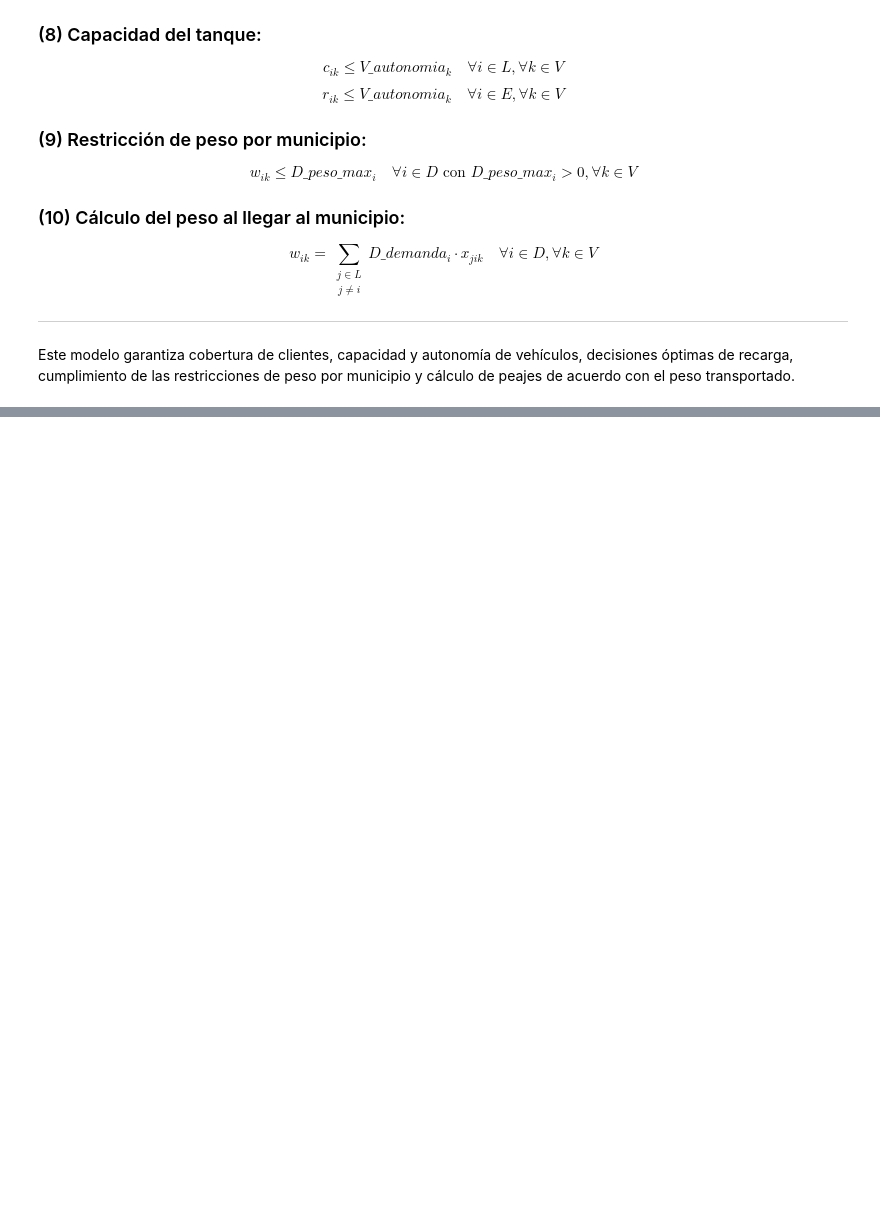
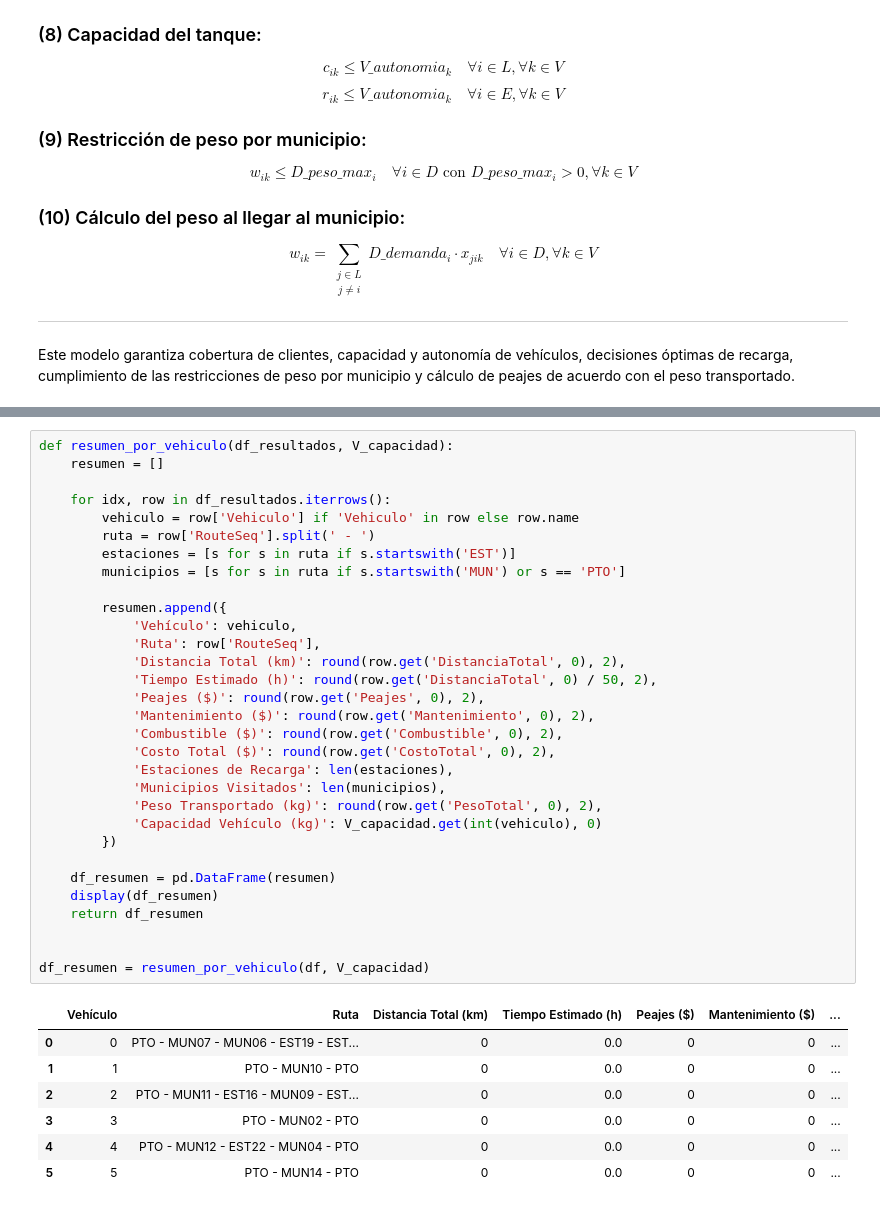
Before and after one commit to gabrielaeescobar/MOS-Proyecto, a Jupyter notebook: caso3.ipynb, the cells around one changed output, grey strips where cells are left out. Saved outputs shown, nothing was run; the diff lists cells and outputs as text; blank space fills up the shorter version.

```diff
--- a/caso3.ipynb
+++ b/caso3.ipynb
@@ -121,0 +465,39 @@ Este modelo garantiza cobertura de clientes, capacidad y autonomía de vehículo
+# %%
+def resumen_por_vehiculo(df_resultados, V_capacidad):
+    resumen = []
+
+    for idx, row in df_resultados.iterrows():
+        vehiculo = row['Vehiculo'] if 'Vehiculo' in row else row.name
+        ruta = row['RouteSeq'].split(' - ')
+        estaciones = [s for s in ruta if s.startswith('EST')]
+        municipios = [s for s in ruta if s.startswith('MUN') or s == 'PTO']
+
+        resumen.append({
+            'Vehículo': vehiculo,
+            'Ruta': row['RouteSeq'],
+            'Distancia Total (km)': round(row.get('DistanciaTotal', 0), 2),
+            'Tiempo Estimado (h)': round(row.get('DistanciaTotal', 0) / 50, 2),
+            'Peajes ($)': round(row.get('Peajes', 0), 2),
+            'Mantenimiento ($)': round(row.get('Mantenimiento', 0), 2),
+            'Combustible ($)': round(row.get('Combustible', 0), 2),
+            'Costo Total ($)': round(row.get('CostoTotal', 0), 2),
+            'Estaciones de Recarga': len(estaciones),
+            'Municipios Visitados': len(municipios),
+            'Peso Transportado (kg)': round(row.get('PesoTotal', 0), 2),
+            'Capacidad Vehículo (kg)': V_capacidad.get(int(vehiculo), 0)
+        })
+
+    df_resumen = pd.DataFrame(resumen)
+    display(df_resumen)
+    return df_resumen
+
+
+df_resumen = resumen_por_vehiculo(df, V_capacidad)
+# %% [output]
+|  | Vehículo | Ruta | Distancia Total (km) | Tiempo Estimado (h) | Peajes ($) | Mantenimiento ($) | ... |
+| 0 | 0 | PTO - MUN07 - MUN06 - EST19 - EST... | 0 | 0.0 | 0 | 0 | ... |
+| 1 | 1 | PTO - MUN10 - PTO | 0 | 0.0 | 0 | 0 | ... |
+| 2 | 2 | PTO - MUN11 - EST16 - MUN09 - EST... | 0 | 0.0 | 0 | 0 | ... |
+| 3 | 3 | PTO - MUN02 - PTO | 0 | 0.0 | 0 | 0 | ... |
+| 4 | 4 | PTO - MUN12 - EST22 - MUN04 - PTO | 0 | 0.0 | 0 | 0 | ... |
+| 5 | 5 | PTO - MUN14 - PTO | 0 | 0.0 | 0 | 0 | ... |
```
Also changed, not shown: parts of 5 cells of this notebook.
